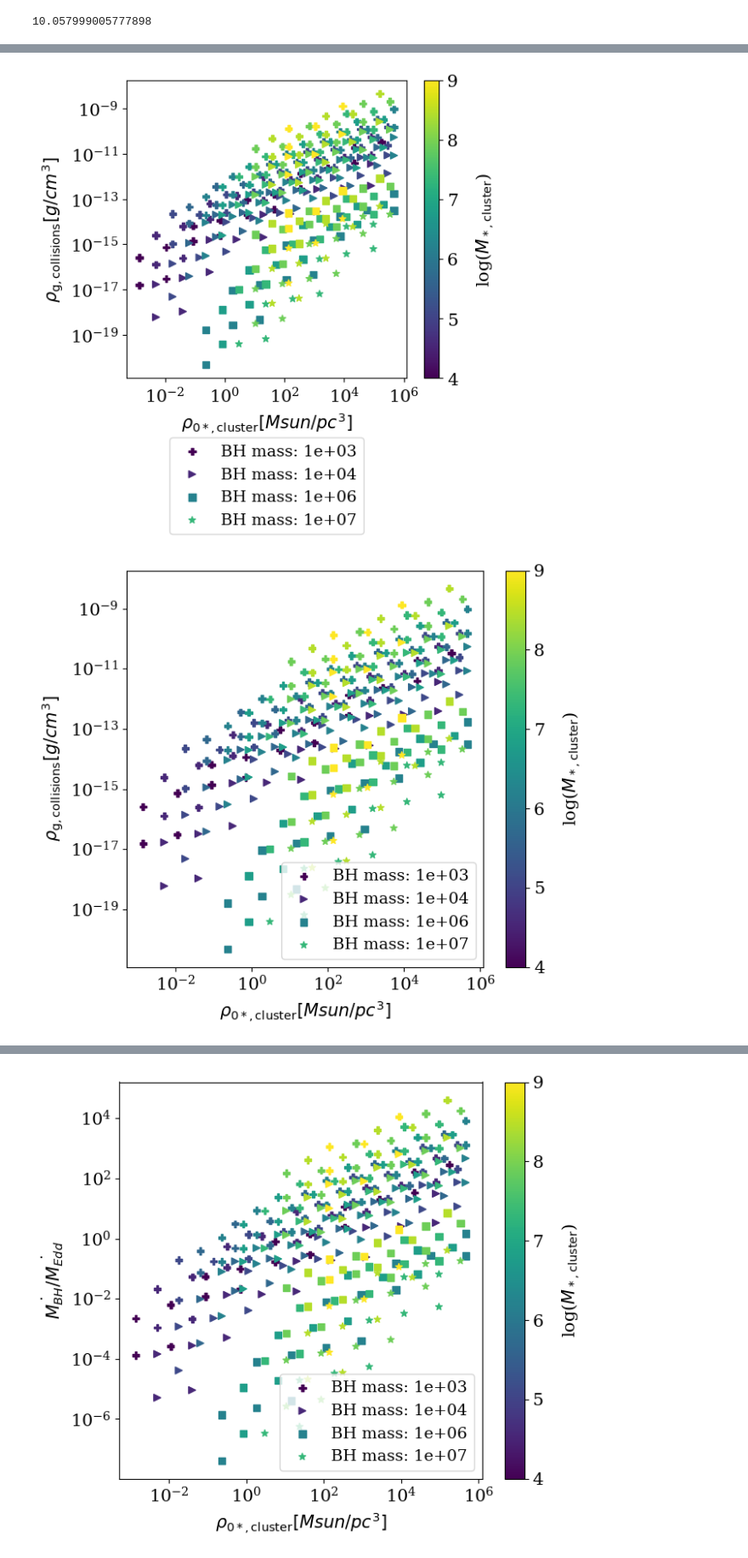
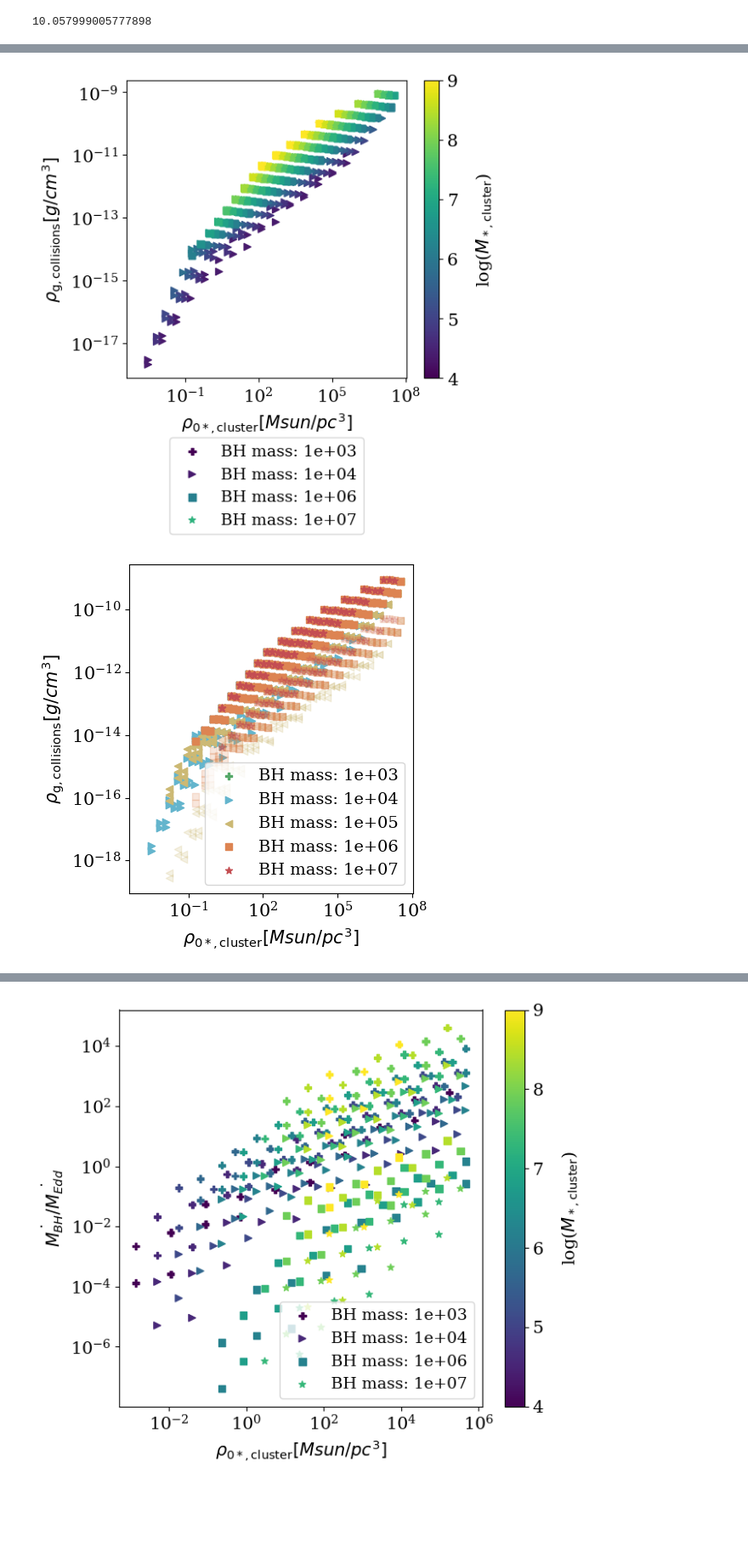
Before and after one commit to astro-claire/timescale-plots, a Jupyter notebook: modelv2.ipynb, the cells around one changed output, grey strips where cells are left out. Shown at 85% size. Cells and saved outputs as stored; diff of their text form; code cells hidden in the pictures; blank space fills up the shorter version.

```diff
--- a/modelv2.ipynb
+++ b/modelv2.ipynb
@@ -443,7 +626,7 @@ kritos = pd.read_csv('../JWST Data/kritos_data.csv', header=None, names = ['Msta
 kritos2 = pd.read_csv('../JWST Data/kritos_data2.csv', header=None, names = ['Mstar', 'Mbh'] )
 # %%
 out = out_nobh
-fig, ax = plt.subplots(figsize=(6, 7))
+fig, ax = plt.subplots(figsize=(6, 6.8))
 
 logM_star = table3["logM_star"]
 logM_BH = table3["logM_BH"]
@@ -499,7 +682,7 @@ ax.set_yscale('log')
 # ax.scatter([1e7], [9000],label = "P+25, $\sim1e6 M_\odot$",
         # marker = "P",s = 75,color = "orange")
 plt.scatter(out['mass']*(u.Msun),out['M_VMS']*(u.Msun),
-               c=np.log10((out['rho0']*(u.Msun/(u.pc**3))).value))
+               c=np.log10((rho_half).value))
 cbar = plt.colorbar()
 plt.scatter(10**nuclear['Mstar'], 10**nuclear['Mbh'], color = "indigo", marker = "*", s = 70, label = "IMBH")
 plt.scatter(10**dwarfs['Mstar'], 10**dwarfs['Mbh'], color = "magenta", label = "G+20")
@@ -508,7 +691,7 @@ plt.scatter(10**highz['Mstar'], 10**highz['Mbh'], marker = "s",color = "purple",
 plt.scatter(10**nuclear['Mstar'][3], 10**nuclear['Mbh'][3], marker = "*", edgecolor ="black", facecolor= "yellow", s = 120)
 ax.set_xlabel(r"$M_{\rm *}$ [$M_\odot$]")
 ax.set_ylabel(r"$M_{\rm BH} [M_\odot]$")
-cbar.set_label(r'log($\rho_{\rm 0, *}$ [$M_\odot$/pc^3])', rotation=90, labelpad=15)
+cbar.set_label(r'log($\rho_{\rm h, *}$ [$M_\odot$/pc^3])', rotation=90, labelpad=15)
 ax.legend(
     loc="lower center",
     bbox_to_anchor=(0.5, -0.4),
@@ -519,7 +702,7 @@ plt.plot(lines,0.1*lines,color = "grey", alpha = 0.4)
 plt.plot(lines,0.01*lines,color = "grey", alpha = 0.4)
 plt.plot(lines,0.001*lines,color = "grey", alpha = 0.4)
 plt.plot(lines,0.0001*lines,color = "grey", alpha = 0.4)
-ax.set_ylim(1e2,6e9)
+ax.set_ylim(2e2,6e9)
 ax.set_xlim(1e4,1e12)
 # ax.grid(True, which="both", ls=":")
 # add_top_mass_axis(ax, rho0=rho0, r0=r0, alpha=alpha, n_ticks=5)
@@ -560,7 +727,7 @@ for i in range(len(BH_masses)):
     name = "model_bh_"+str(i)
     out = outs[name]
     fig, ax = plt.subplots(figsize=(6, 5))
-    plt.scatter(out['rho0']*(u.Msun/(u.pc**3)),out['rhotot_1e-2pc']*(u.g/(u.cm**3)),
+    plt.scatter(out['rho0']*(u.Msun/(u.pc**3)),out['rhotot_1e-5pc']*(u.g/(u.cm**3)),
                 c=np.log10((out['mass']*u.Msun ).value))
     cbar = plt.colorbar()
 
@@ -594,7 +765,7 @@ for i in [1,2,4,5]:
     out = outs[name]
     mask = np.where(((out['mass']*u.Msun ).value)>BHmass)[0]
     plt.scatter(np.array(out['rho0']*(u.Msun/(u.pc**3)))[mask],
-                np.array(out['rhotot_ml']*(u.g/(u.cm**3)))[mask],
+                np.array(out['rhotot_1e-5pc']*(u.g/(u.cm**3)))[mask],
                 c=np.array(np.log10((out['mass']*u.Msun ).value))[mask], marker = markers[i],
                 label=f"BH mass: {BHmass:.0e}", vmin=vmin_val, vmax=vmax_val)
 cbar = plt.colorbar()
@@ -611,41 +782,58 @@ ax.legend(fontsize = 14,bbox_to_anchor=(.5, -.55),loc ="lower center")
 # add_top_mass_axis(ax, rho0=rho0, r0=r0, alpha=alpha, n_ticks=5)
 # ax.set_title(str(BHmass))
 plt.tight_layout()
-plt.savefig("rhogas_rhostar_mass.pdf",bbox_inches="tight")
+plt.savefig("rhogas_rhostar_mass_1e-5.pdf",bbox_inches="tight")
 plt.show()
 # %% [output]
-[figure, old version]
+[figure, new version]
 # %%
 out = outs['model_bh_5']
 
-fig, ax = plt.subplots(figsize=(7, 6))
+fig, ax = plt.subplots(figsize=(5, 5))
 markers = ['D', 'P','>','<','s','*']
 vmin_val = 4
 vmax_val = 9
-for i in [1,2,4,5]:
+col= [
+    "#4C72B0",  # muted blue
+    "#55A868",  # green
+    "#64B5CD",  # soft cyan
+    "#CCB974",  # sand
+    "#DD8452",  # orange
+    "#C44E52"   # muted red
+]
+for i in [1,2,3,4,5]:
     BHmass = BH_masses[i].to_value("Msun")
     name = "model_bh_"+str(i)
     out = outs[name]
     mask = np.where(((out['mass']*u.Msun ).value)>BHmass)[0]
+    # plt.scatter(np.array(out['rho0']*(u.Msun/(u.pc**3)))[mask],
+    #             np.array(out['rhotot_ml']*(u.g/(u.cm**3)))[mask],
+    #             c=np.array(np.log10((out['mass']*u.Msun ).value))[mask], marker = markers[i],
+    #             label=f"BH mass: {BHmass:.0e}", vmin=vmin_val, vmax=vmax_val)
     plt.scatter(np.array(out['rho0']*(u.Msun/(u.pc**3)))[mask],
-                np.array(out['rhotot_ml']*(u.g/(u.cm**3)))[mask],
-                c=np.array(np.log10((out['mass']*u.Msun ).value))[mask], marker = markers[i],
+                np.array(out['rhotot_1e-5pc']*(u.g/(u.cm**3)))[mask],
+                color = col[i], marker = markers[i],
                 label=f"BH mass: {BHmass:.0e}", vmin=vmin_val, vmax=vmax_val)
-cbar = plt.colorbar()
+    plt.scatter(np.array(out['rho0']*(u.Msun/(u.pc**3)))[mask],
+                np.array(out['rhotot_1e-4pc']*(u.g/(u.cm**3)))[mask],
+                color = col[i], marker = markers[i],
+                vmin=vmin_val, vmax=vmax_val,alpha = 0.2)
+
+# cbar = plt.colorbar()
 
 #  plt.loglog(tester['mass_accretion_rate']*(u.Msun/u.yr))
 ax.set_xscale('log')
 ax.set_yscale('log')
 
 ax.set_xlabel(r"$\rho_{\rm 0*, cluster} [Msun/pc^3]$")
 ax.set_ylabel(r"$\rho_{\rm g, collisions} [g/cm^3]$")
 cbar.set_label(r'log($M_{\rm *, cluster}$)', rotation=90, labelpad=15)
 ax.legend(fontsize = 14,loc="lower right")
 # ax.grid(True, which="both", ls=":")
 # add_top_mass_axis(ax, rho0=rho0, r0=r0, alpha=alpha, n_ticks=5)
 # ax.set_title(str(BHmass))
 plt.tight_layout()
 plt.savefig("rhogas_rhostar_mass.pdf",bbox_inches="tight")
 plt.show()
 # %% [output]
-[figure, old version]
+[figure, new version]
```
Also changed, not shown: parts of 14 cells of this notebook.
